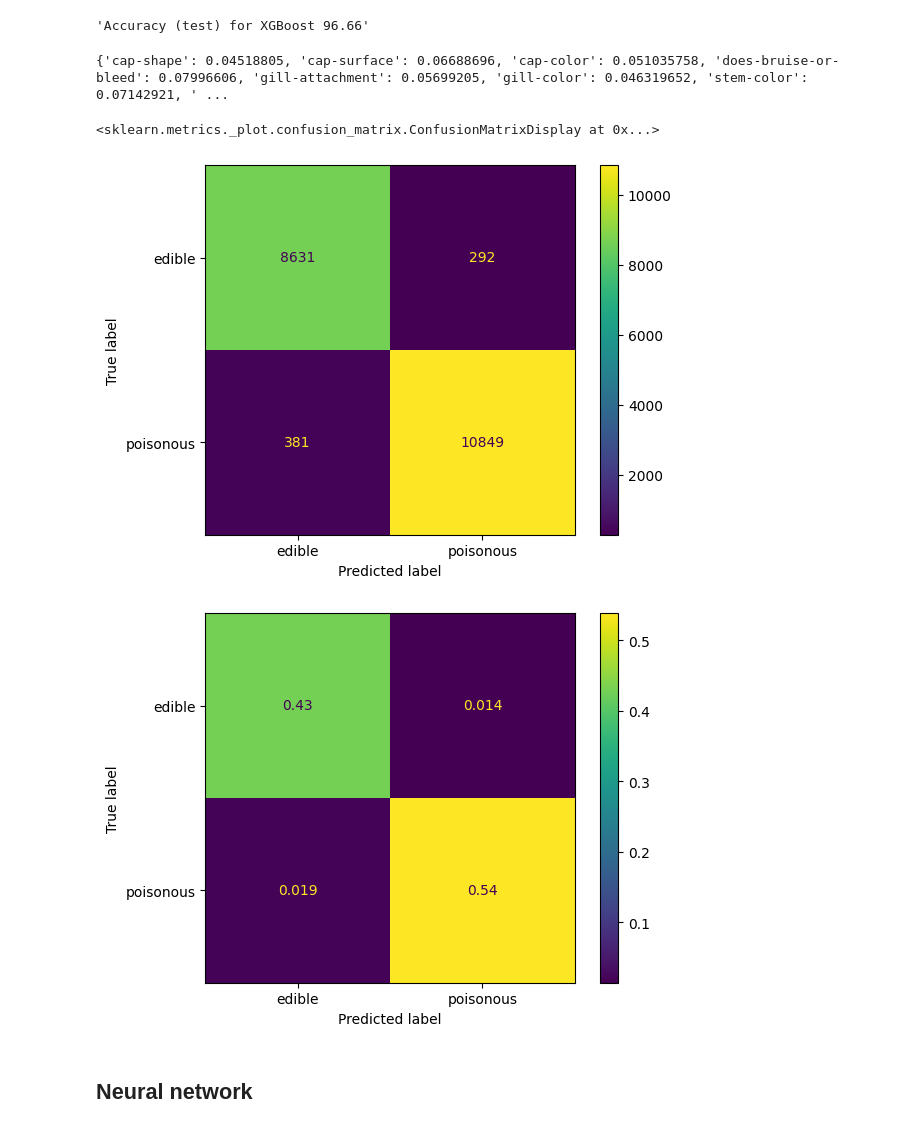
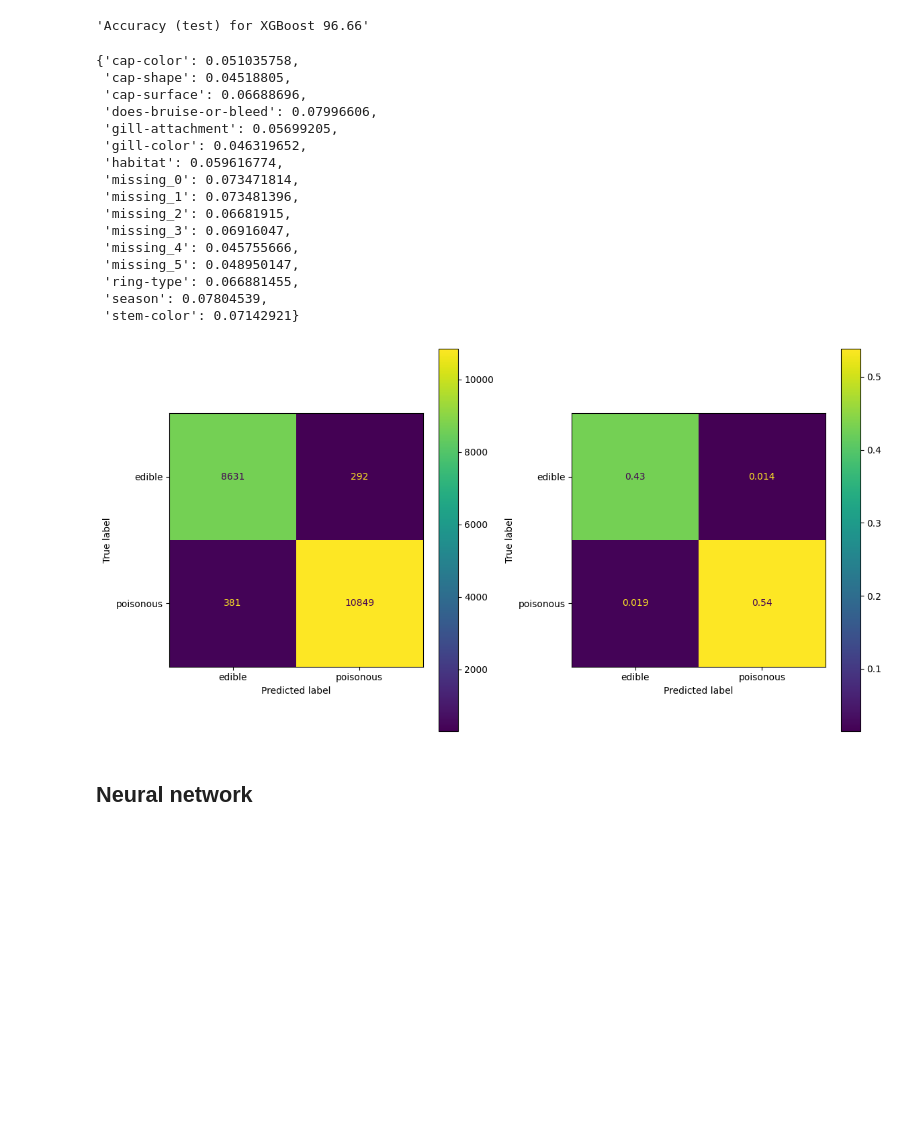
Before and after one commit to szethh/dm-project, a Jupyter notebook: eda.ipynb, the cells around one changed output. Cells and saved outputs as stored; diff of their text form; code cells hidden in the pictures; blank space fills up the shorter version.

Commit message:
confusion matrix nn

```diff
--- a/eda.ipynb
+++ b/eda.ipynb
@@ -198,22 +198,38 @@ f'Accuracy (test) for XGBoost {accuracy_score(preds, y_test)*100:.2f}'
 'Accuracy (test) for XGBoost 96.66'
 # %%
 #importance of features in the XGBoost model, shows that no features are completely unused
+from pprint import pprint
 feature_importances = dict(zip(column_names, bst.feature_importances_))
-print(feature_importances)
+pprint(feature_importances)
 # %% [output]
-{'cap-shape': 0.04518805, 'cap-surface': 0.06688696, 'cap-color': 0.051035758, 'does-bruise-or-bleed': 0.07996606, 'gill-attachment': 0.05699205, 'gill-color': 0.046319652, 'stem-color': 0.07142921, ' ...
+{'cap-color': 0.051035758,
+ 'cap-shape': 0.04518805,
+ 'cap-surface': 0.06688696,
+ 'does-bruise-or-bleed': 0.07996606,
+ 'gill-attachment': 0.05699205,
+ 'gill-color': 0.046319652,
+ 'habitat': 0.059616774,
+ 'missing_0': 0.073471814,
+ 'missing_1': 0.073481396,
+ 'missing_2': 0.06681915,
+ 'missing_3': 0.06916047,
+ 'missing_4': 0.045755666,
+ 'missing_5': 0.048950147,
+ 'ring-type': 0.066881455,
+ 'season': 0.07804539,
+ 'stem-color': 0.07142921}
 # %%
 from sklearn.metrics import confusion_matrix, ConfusionMatrixDisplay
 
 #poisonous = 1, edible = 0
 
 #confusion matrix
-ConfusionMatrixDisplay.from_predictions(y_test, preds, display_labels = ['edible', 'poisonous'])
-ConfusionMatrixDisplay.from_predictions(y_test, preds, normalize = 'all', display_labels = ['edible', 'poisonous'])
+fig, axs = plt.subplots(ncols=2, figsize=(12, 6))
+ConfusionMatrixDisplay.from_predictions(y_test, preds, display_labels=['edible', 'poisonous'], ax=axs[0])
+ConfusionMatrixDisplay.from_predictions(y_test, preds, normalize='all', display_labels=['edible', 'poisonous'], ax=axs[1])
+plt.tight_layout()
 # %% [output]
-<sklearn.metrics._plot.confusion_matrix.ConfusionMatrixDisplay at 0x...>
-[figure, old version]
+[figure, new version]
-[figure, removed]
 # %% [markdown]
 ## Neural network
 # %%
```
Also changed, not shown: parts of 9 cells of this notebook.
